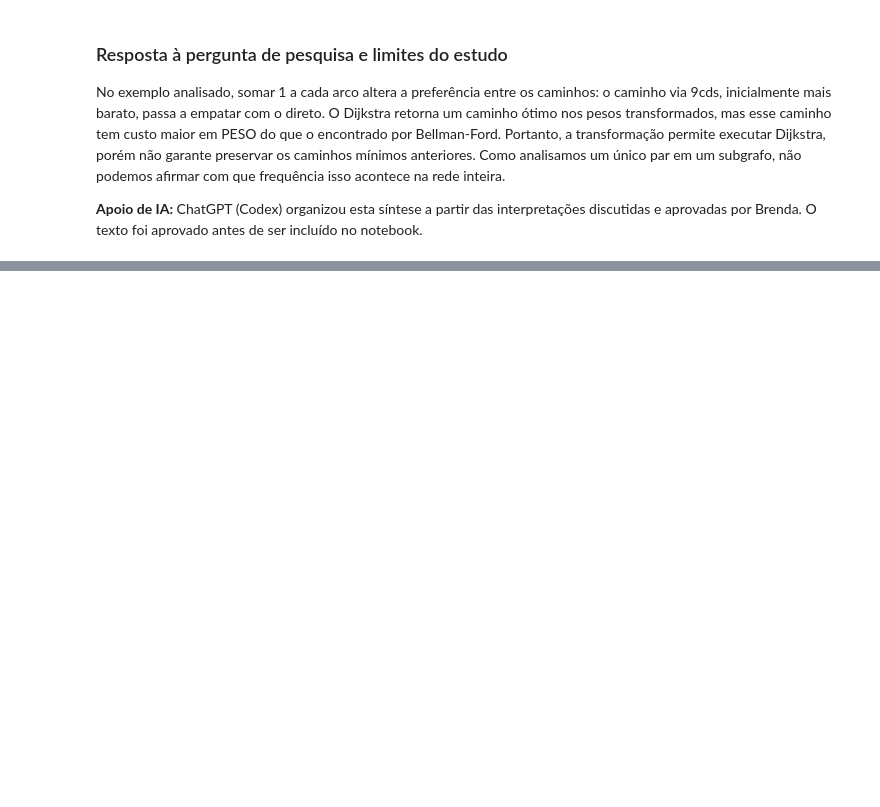
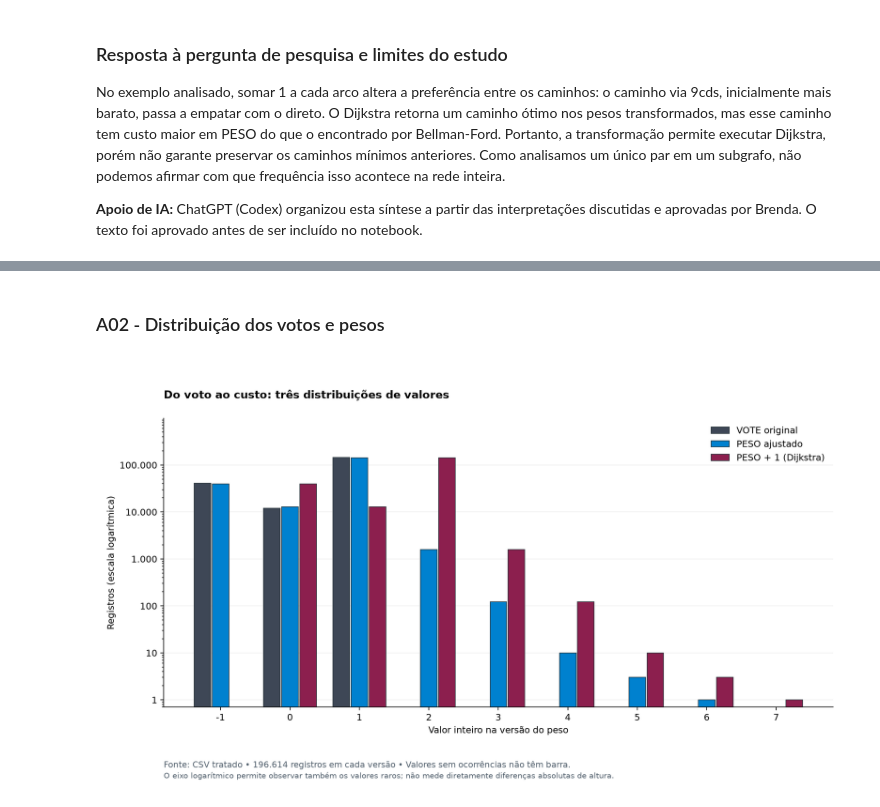
Before and after one commit to Brendalu2005/projeto-grafos-g1, a Jupyter notebook: data/dataset_parte2/experimentos_parte2.ipynb, the cells around one changed output, grey strips where cells are left out. Drawn from its saved outputs; the diff is of its cells as text; code cells hidden in the pictures; blank space fills up the shorter version.

```diff
--- a/data/dataset_parte2/experimentos_parte2.ipynb
+++ b/data/dataset_parte2/experimentos_parte2.ipynb
@@ -1000,0 +1048,6 @@ No exemplo analisado, somar 1 a cada arco altera a preferência entre os caminho
+# %% [markdown]
+### A02 - Distribuição dos votos e pesos
+# %%
+display(Image(filename=str(pasta_figuras / "andre_02_distribuicao_pesos.png"), width=1000))
+# %% [output]
+[figure, added]
```
Also changed, not shown: parts of 18 cells of this notebook, 10 other files.
